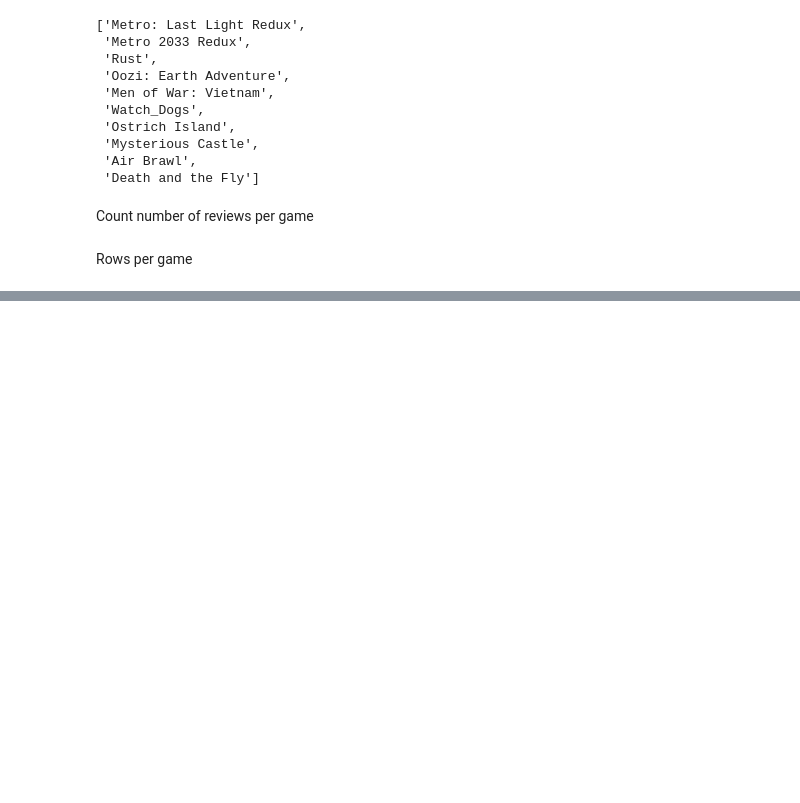
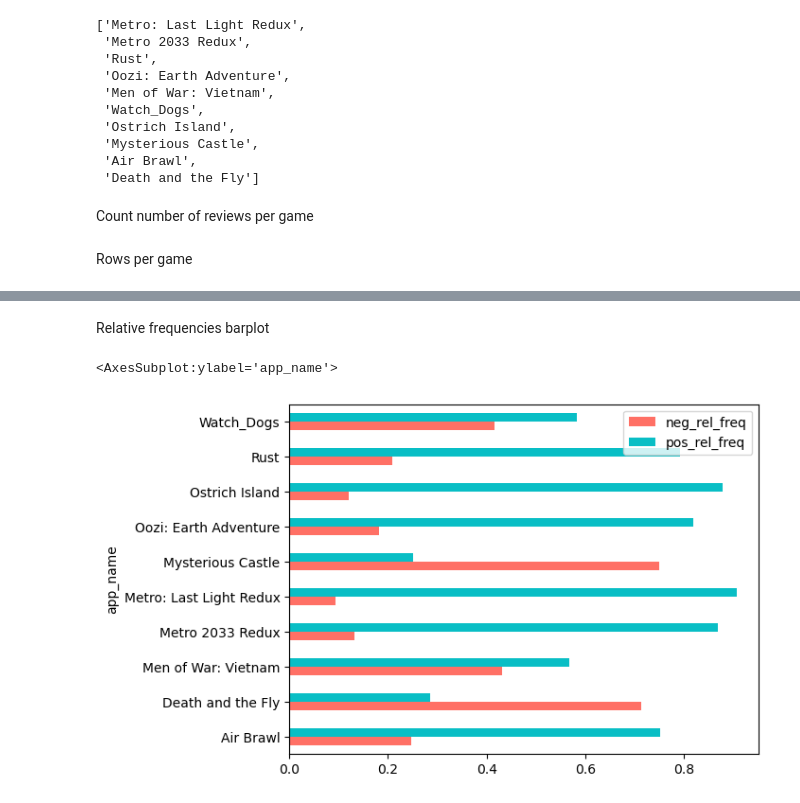
Before and after one commit to LuisFerTR/steam_reviews_classifier, a Jupyter notebook: steam-reviews-classifier.ipynb, the cells around one changed output, grey strips where cells are left out. Saved outputs shown, nothing was run; the diff lists cells and outputs as text; code cells hidden in the pictures; blank space fills up the shorter version.

```diff
--- a/steam-reviews-classifier.ipynb
+++ b/steam-reviews-classifier.ipynb
@@ -143,0 +126,7 @@ Note: In this case I applied the log transformation to the count to compress the
+# %% [markdown]
+Relative frequencies barplot
+# %%
+games_reviews_freqs.plot(x="app_name", y=["neg_rel_freq", "pos_rel_freq"], kind="barh", color=["#FF7065", "#09BEC5"])
+# %% [output]
+<AxesSubplot:ylabel='app_name'>
+[figure, added]
```
Also changed, not shown: parts of 10 cells of this notebook.
